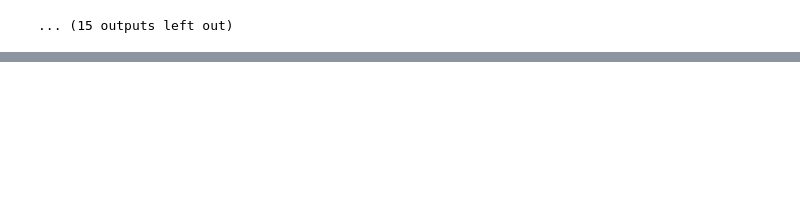
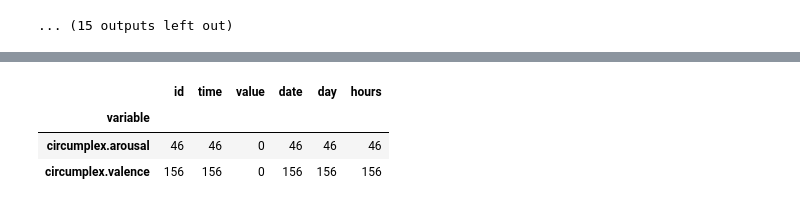
Before and after one commit to koetjboe/DMT85, a Jupyter notebook: DMT85_assignment1.ipynb, the cells around one changed output, grey strips where cells are left out. Saved outputs shown, nothing was run; the diff lists cells and outputs as text; code cells hidden in the pictures; blank space fills up the shorter version.

```diff
--- a/DMT85_assignment1.ipynb
+++ b/DMT85_assignment1.ipynb
@@ -261,0 +266,7 @@ for user in users:
+# %%
+df[df['value'].isna()].groupby('variable').count()
+# %% [output]
+|  | id | time | value | date | day | hours |
+| variable |  |  |  |  |  |  |
+| circumplex.arousal | 46 | 46 | 0 | 46 | 46 | 46 |
+| circumplex.valence | 156 | 156 | 0 | 156 | 156 | 156 |
```
Also changed, not shown: parts of 15 cells of this notebook.
